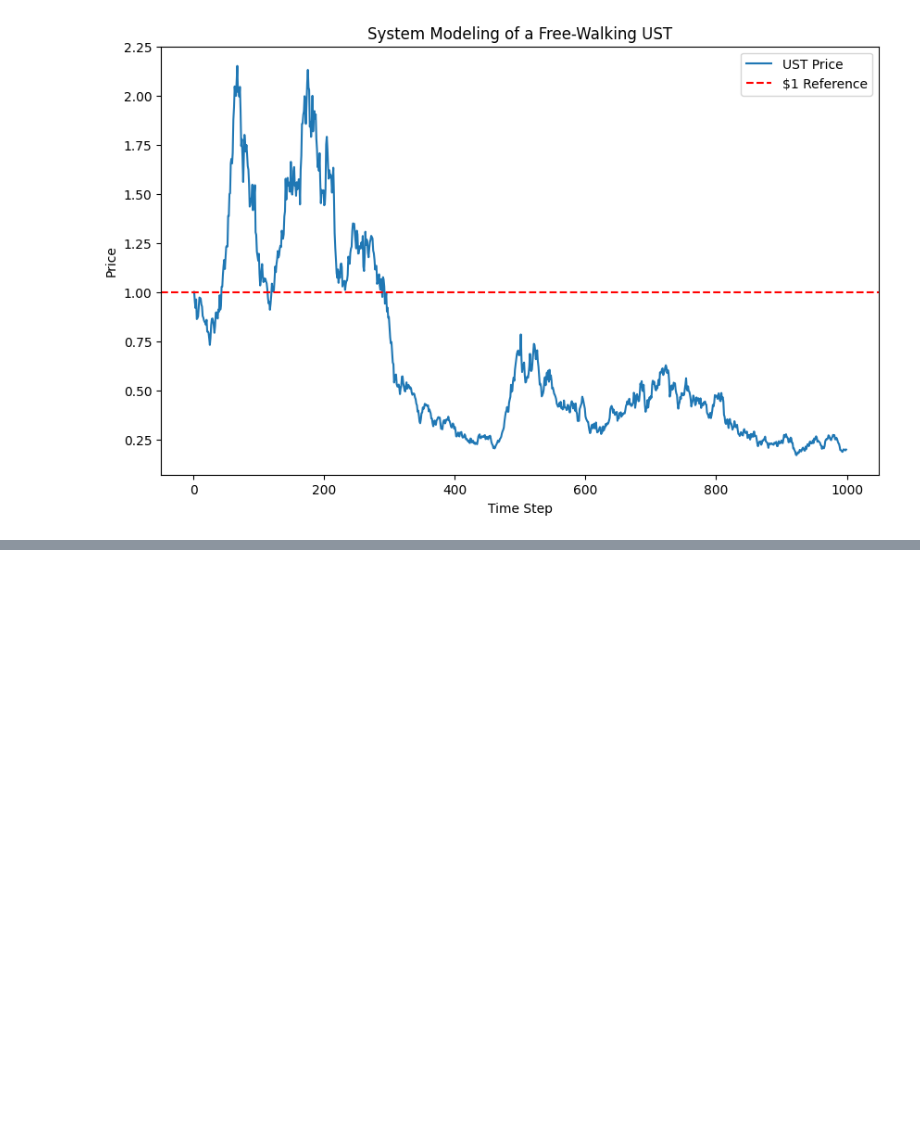
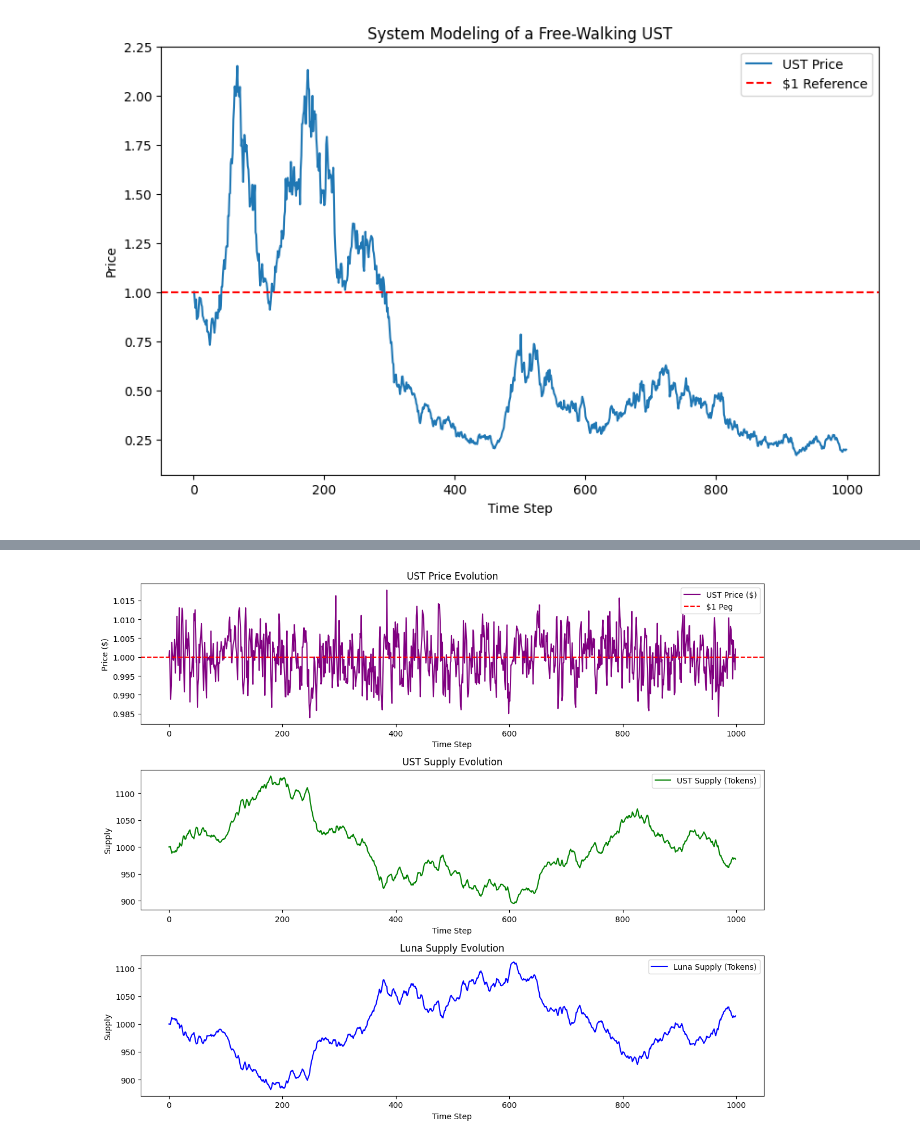
Before and after one commit to PaulArthurAstier/CryptoMarketSim, a Jupyter notebook: MarketSimulator.ipynb, the cells around one changed output, grey strips where cells are left out. Saved outputs shown, nothing was run; the diff lists cells and outputs as text; code cells hidden in the pictures; blank space fills up the shorter version.

Commit message:
started to work on the UST LUNA sim

```diff
--- a/MarketSimulator.ipynb
+++ b/MarketSimulator.ipynb
@@ -121,0 +240,71 @@ plt.show()
+# %%
+import numpy as np
+import matplotlib.pyplot as plt
+
+# Simulation parameters
+T = 1000                             # Total number of time steps
+volatility = 0.005                   # Volatility factor for order flow (price noise)
+alpha = 0.5                          # Arbitrage adjustment factor (0 < alpha <= 1)
+
+# Initialize arrays
+MC = np.zeros(T)                     # UST Market cap array
+S = np.zeros(T)                      # UST Supply array
+P = np.zeros(T)                      # UST Price array
+L = np.zeros(T)                      # Luna Supply array
+
+# Initial conditions: UST is pegged at $1, with fixed market cap and supply
+MC[0] = 1000.0                       # Initial market cap ($1000)
+S[0] = 1000                          # Initial UST supply (1000 tokens)
+P[0] = MC[0] / S[0]                  # Initial UST price = $1
+L[0] = 1000                          # Initial Luna supply (set arbitrarily to 1000 tokens)
+
+# Simulation loop
+for t in range(1, T):
+    # 1. Update UST market cap due to order flow (trading activity)
+    epsilon = np.random.normal(0, volatility)
+    MC[t] = MC[t-1] * (1 + epsilon)
+
+    # 2. Determine the percentage change (delta) based on UST price deviation from peg ($1)
+    delta = alpha * (P[t-1] - 1)
+
+    # 3. Adjust UST supply (minting if P > 1, burning if P < 1)
+    S[t] = S[t-1] * (1 + delta)
+
+    # 4. Adjust Luna supply in the opposite direction
+    L[t] = L[t-1] * (1 - delta)
+
+    # 5. Compute new UST price from updated market cap and UST supply
+    P[t] = MC[t] / S[t]
+
+# Plotting results
+plt.figure(figsize=(12, 10))
+
+# Plot UST Price Evolution
+plt.subplot(3, 1, 1)
+plt.plot(P, label='UST Price ($)', color='purple')
+plt.axhline(1, color='red', linestyle='--', label='$1 Peg')
+plt.title('UST Price Evolution')
+plt.xlabel('Time Step')
+plt.ylabel('Price ($)')
+plt.legend()
+
+# Plot UST Supply Evolution
+plt.subplot(3, 1, 2)
+plt.plot(S, label='UST Supply (Tokens)', color='green')
+plt.title('UST Supply Evolution')
+plt.xlabel('Time Step')
+plt.ylabel('Supply')
+plt.legend()
+
+# Plot Luna Supply Evolution
+plt.subplot(3, 1, 3)
+plt.plot(L, label='Luna Supply (Tokens)', color='blue')
+plt.title('Luna Supply Evolution')
+plt.xlabel('Time Step')
+plt.ylabel('Supply')
+plt.legend()
+
+plt.tight_layout()
+plt.show()
+# %% [output]
+[figure, added]
```
Also changed, not shown: parts of 6 cells of this notebook.
